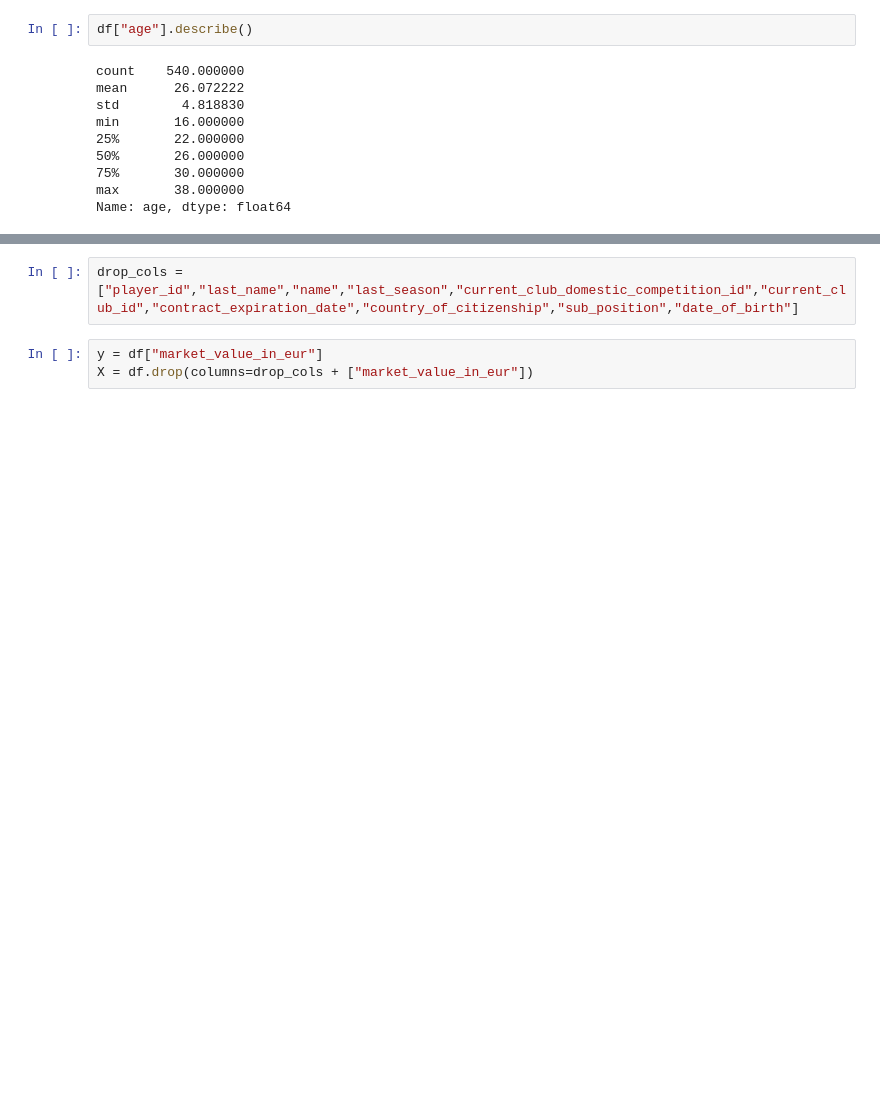
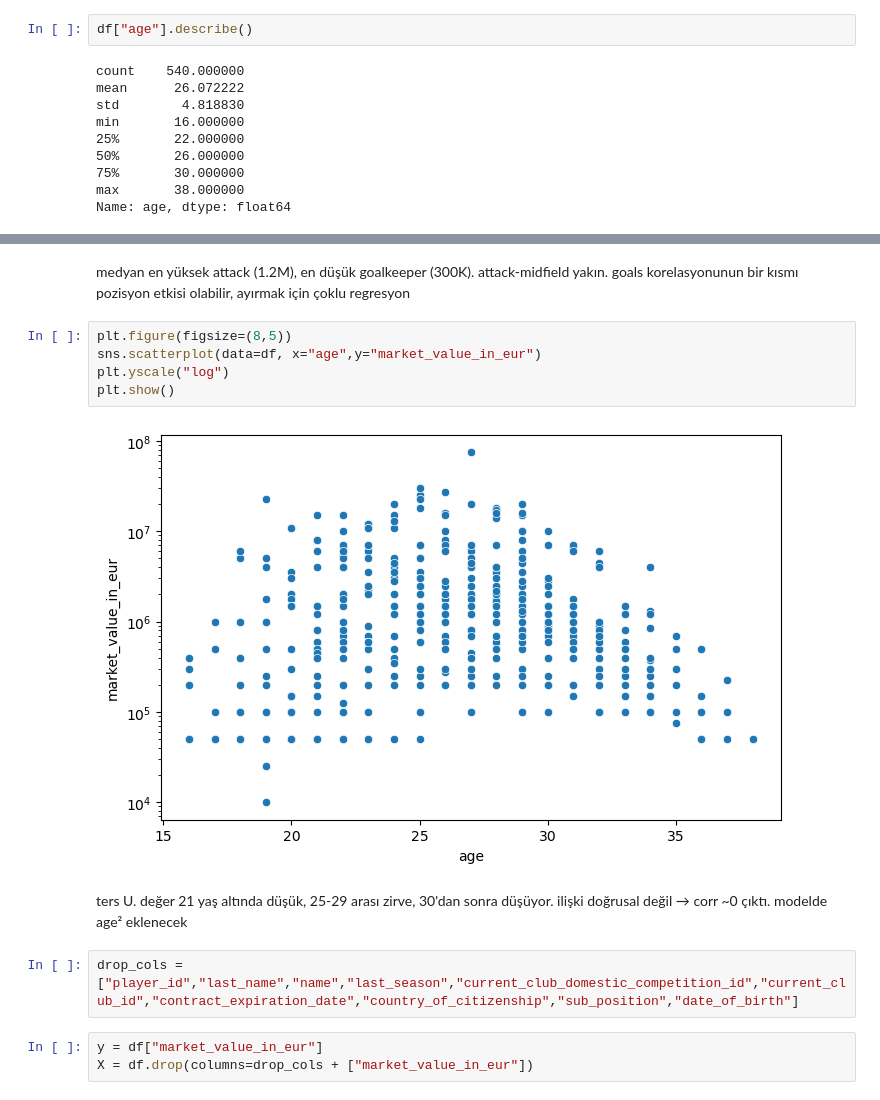
Before and after one commit to bulentalkan/mltraining, a Jupyter notebook: 6-FBProject.ipynb, the cells around one changed output, grey strips where cells are left out. Drawn from its saved outputs; the diff is of its cells as text; blank space fills up the shorter version.

```diff
--- a/6-FBProject.ipynb
+++ b/6-FBProject.ipynb
@@ -399,3 +435,14 @@ Name: age, dtype: float64
+# %% [markdown]
+ medyan en yüksek attack (1.2M), en düşük goalkeeper (300K). attack-midfield yakın. goals korelasyonunun bir kısmı pozisyon etkisi olabilir, ayırmak için çoklu regresyon
+# %%
+plt.figure(figsize=(8,5))
+sns.scatterplot(data=df, x="age",y="market_value_in_eur")
+plt.yscale("log")
+plt.show()
+# %% [output]
+[figure, added]
+# %% [markdown]
+ ters U. değer 21 yaş altında düşük, 25-29 arası zirve, 30'dan sonra düşüyor. ilişki doğrusal değil → corr ~0 çıktı. modelde age² eklenecek
 # %%
 drop_cols = ["player_id","last_name","name","last_season","current_club_domestic_competition_id","current_club_id","contract_expiration_date","country_of_citizenship","sub_position","date_of_birth"]
 # %%
```
Also changed, not shown: parts of 9 cells of this notebook.
